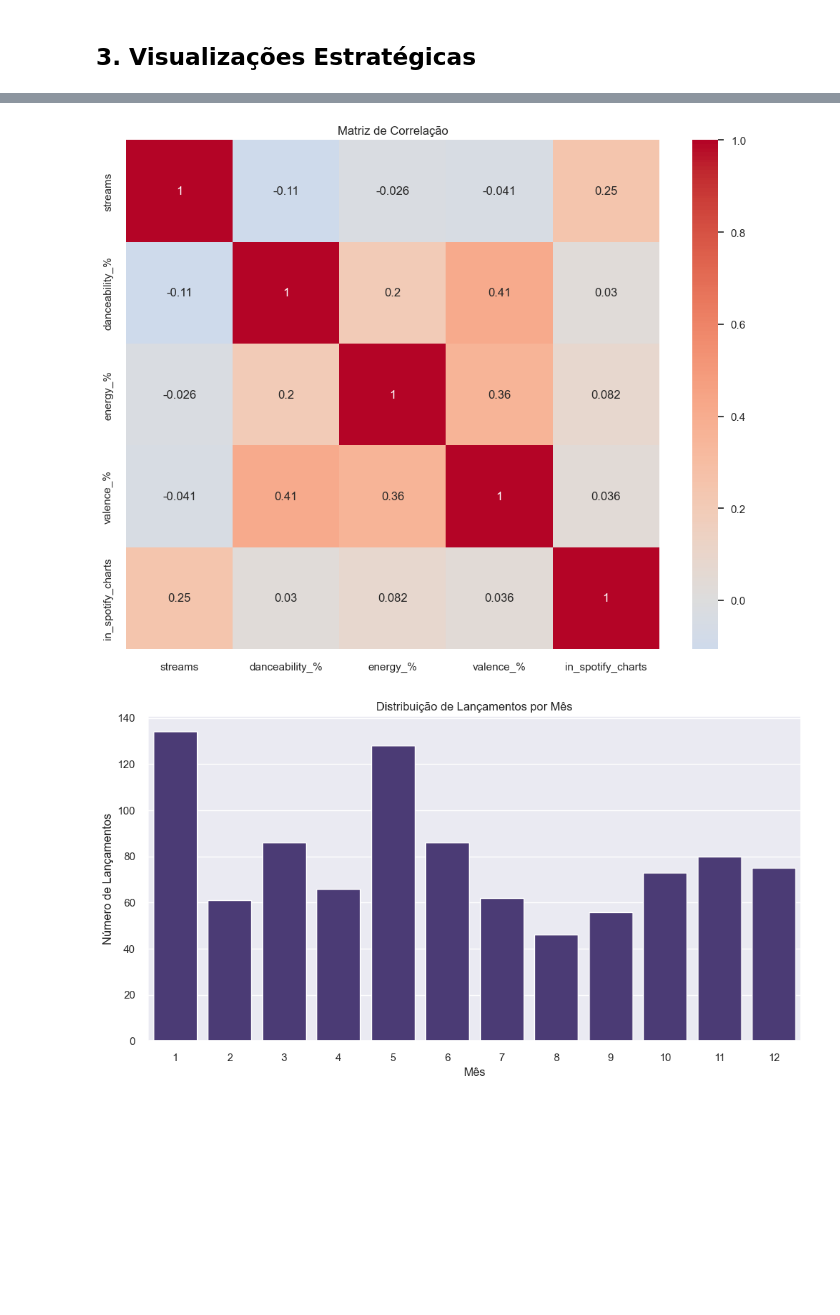
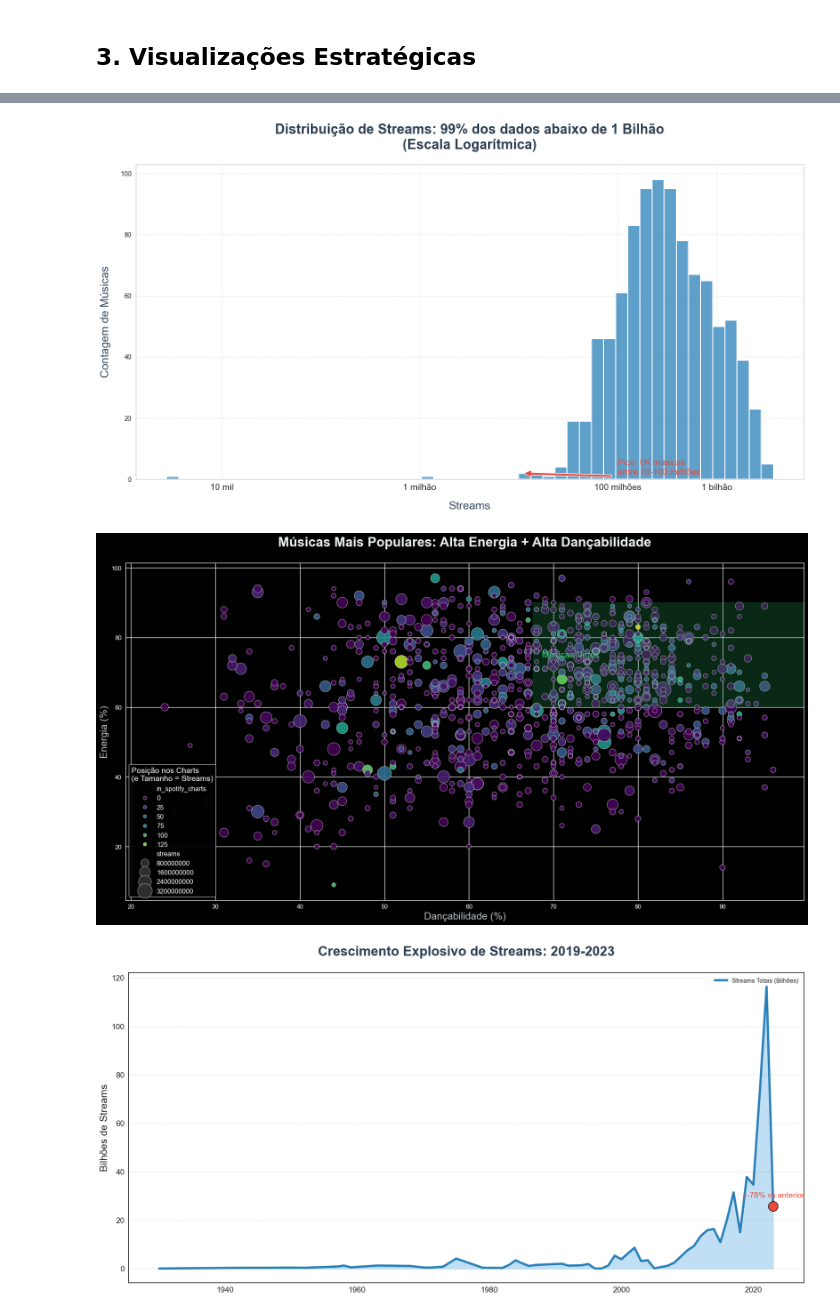
Before and after one commit to tmarsbr/data-analyst-project, a Jupyter notebook: notebooks/analysis.ipynb, the cells around one changed output, grey strips where cells are left out. Saved outputs shown, nothing was run; the diff lists cells and outputs as text; code cells hidden in the pictures; blank space fills up the shorter version.

```diff
--- a/notebooks/analysis.ipynb
+++ b/notebooks/analysis.ipynb
@@ -311,28 +232,9 @@ plt.show()
-# %%
-# Análise de correlação com nomes corretos
-features_numericas = [
-    'streams',
-    'danceability_%',
-    'energy_%',
-    'valence_%',
-    'in_spotify_charts'
-]
-
-correlation = df[features_numericas].corr()
-
-plt.figure(figsize=(10, 8))
-sns.heatmap(correlation, annot=True, cmap='coolwarm', center=0)
-plt.title('Matriz de Correlação')
-plt.tight_layout()
-plt.show()
-
-# Análise temporal
-plt.figure(figsize=(12, 6))
-sns.countplot(data=df, x='mes')
-plt.title('Distribuição de Lançamentos por Mês')
-plt.xlabel('Mês')
-plt.ylabel('Número de Lançamentos')
-plt.show()
-# %% [output]
-[figure, removed]
-[figure, removed]
+# %%
+plot_streams_distribution(df)
+plot_danceability_vs_energy(df)
+plot_streams_by_year(df)
+plot_releases_by_month(df)
+# %% [output]
+[figure, added]
+[figure, added]
+[figure, added]
```
Also changed, not shown: parts of 12 cells of this notebook, 11 other files.
